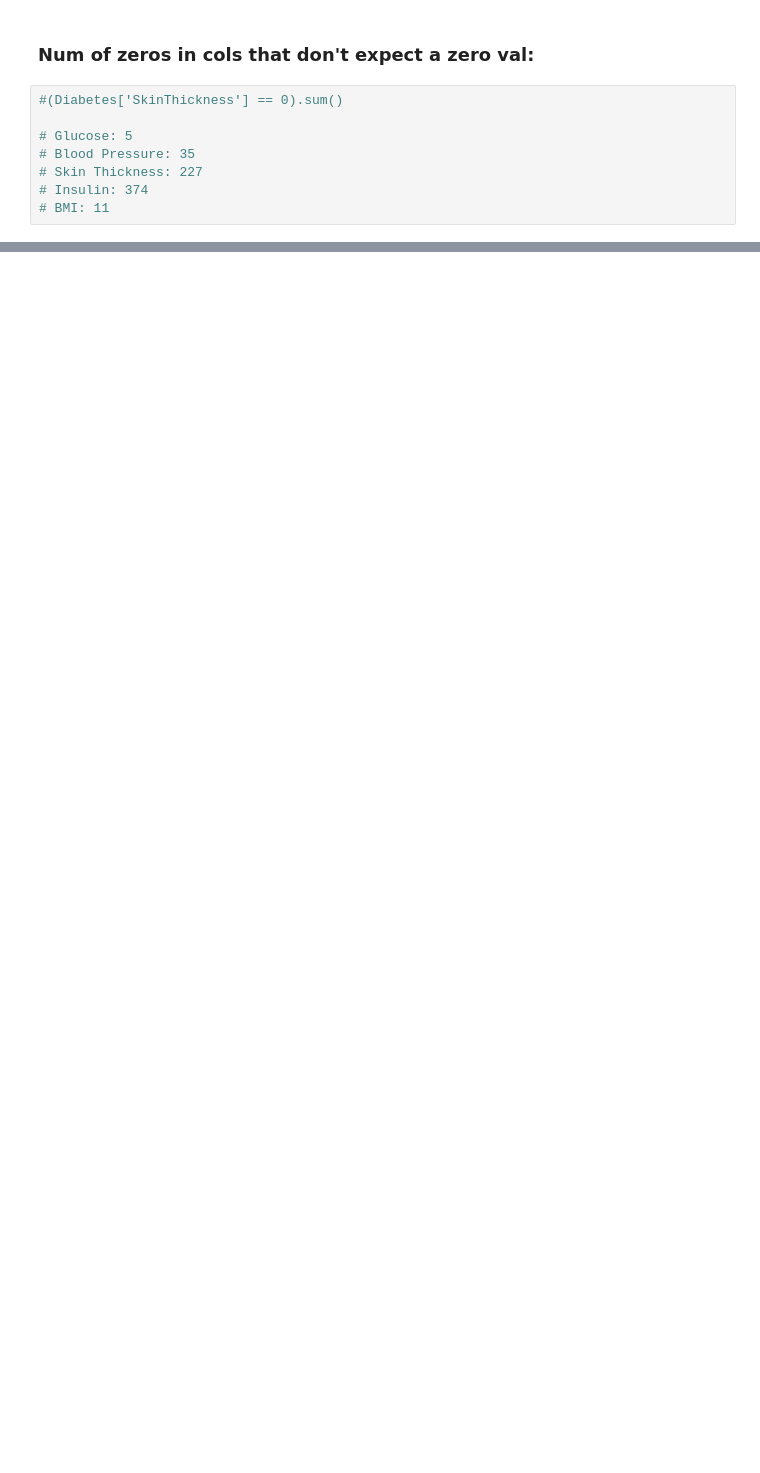
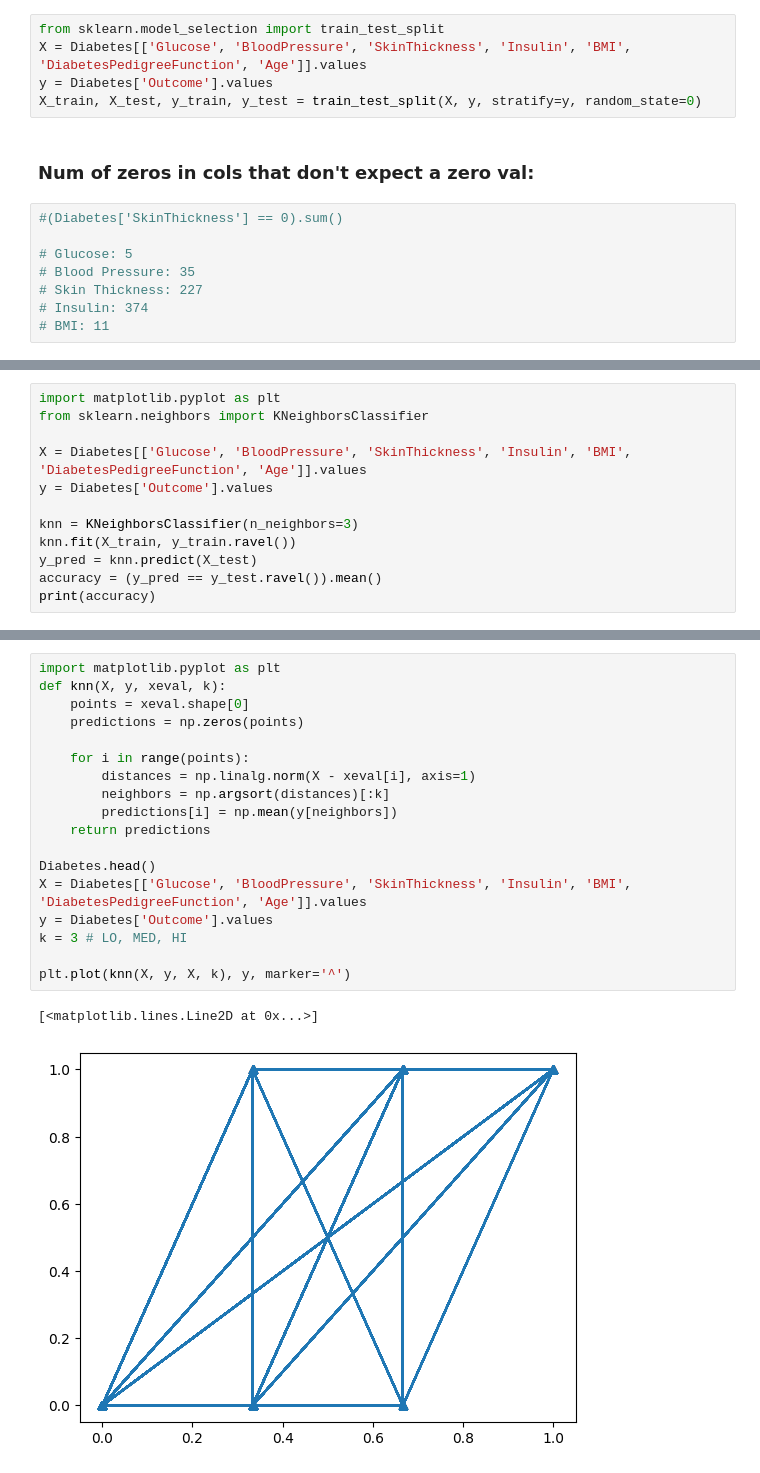
Before and after one commit to woooocoder/machine-learning, a Jupyter notebook: diabetes-ml/diabetes.ipynb, the cells around one changed output, grey strips where cells are left out. Saved outputs shown, nothing was run; the diff lists cells and outputs as text; blank space fills up the shorter version.

```diff
--- a/diabetes-ml/diabetes.ipynb
+++ b/diabetes-ml/diabetes.ipynb
@@ -32,3 +55,8 @@ memory usage: 54.1 KB
+# %%
+from sklearn.model_selection import train_test_split
+X = Diabetes[['Glucose', 'BloodPressure', 'SkinThickness', 'Insulin', 'BMI', 'DiabetesPedigreeFunction', 'Age']].values
+y = Diabetes['Outcome'].values
+X_train, X_test, y_train, y_test = train_test_split(X, y, stratify=y, random_state=0)
 # %% [markdown]
 ### Num of zeros in cols that don't expect a zero val:
 # %%
@@ -41,0 +74,12 @@ memory usage: 54.1 KB
+# %%
+import matplotlib.pyplot as plt
+from sklearn.neighbors import KNeighborsClassifier
+
+X = Diabetes[['Glucose', 'BloodPressure', 'SkinThickness', 'Insulin', 'BMI', 'DiabetesPedigreeFunction', 'Age']].values
+y = Diabetes['Outcome'].values
+
+knn = KNeighborsClassifier(n_neighbors=3)
+knn.fit(X_train, y_train.ravel())
+y_pred = knn.predict(X_test)
+accuracy = (y_pred == y_test.ravel()).mean()
+print(accuracy)
@@ -41,0 +88,21 @@ memory usage: 54.1 KB
+# %%
+import matplotlib.pyplot as plt
+def knn(X, y, xeval, k):
+    points = xeval.shape[0]
+    predictions = np.zeros(points)
+
+    for i in range(points):
+        distances = np.linalg.norm(X - xeval[i], axis=1)
+        neighbors = np.argsort(distances)[:k]
+        predictions[i] = np.mean(y[neighbors])
+    return predictions
+
+Diabetes.head()
+X = Diabetes[['Glucose', 'BloodPressure', 'SkinThickness', 'Insulin', 'BMI', 'DiabetesPedigreeFunction', 'Age']].values
+y = Diabetes['Outcome'].values
+k = 3 # LO, MED, HI
+
+plt.plot(knn(X, y, X, k), y, marker='^')
+# %% [output]
+[<matplotlib.lines.Line2D at 0x...>]
+[figure, added]
```
Also changed, not shown: parts of 8 cells of this notebook, 2 other files.
